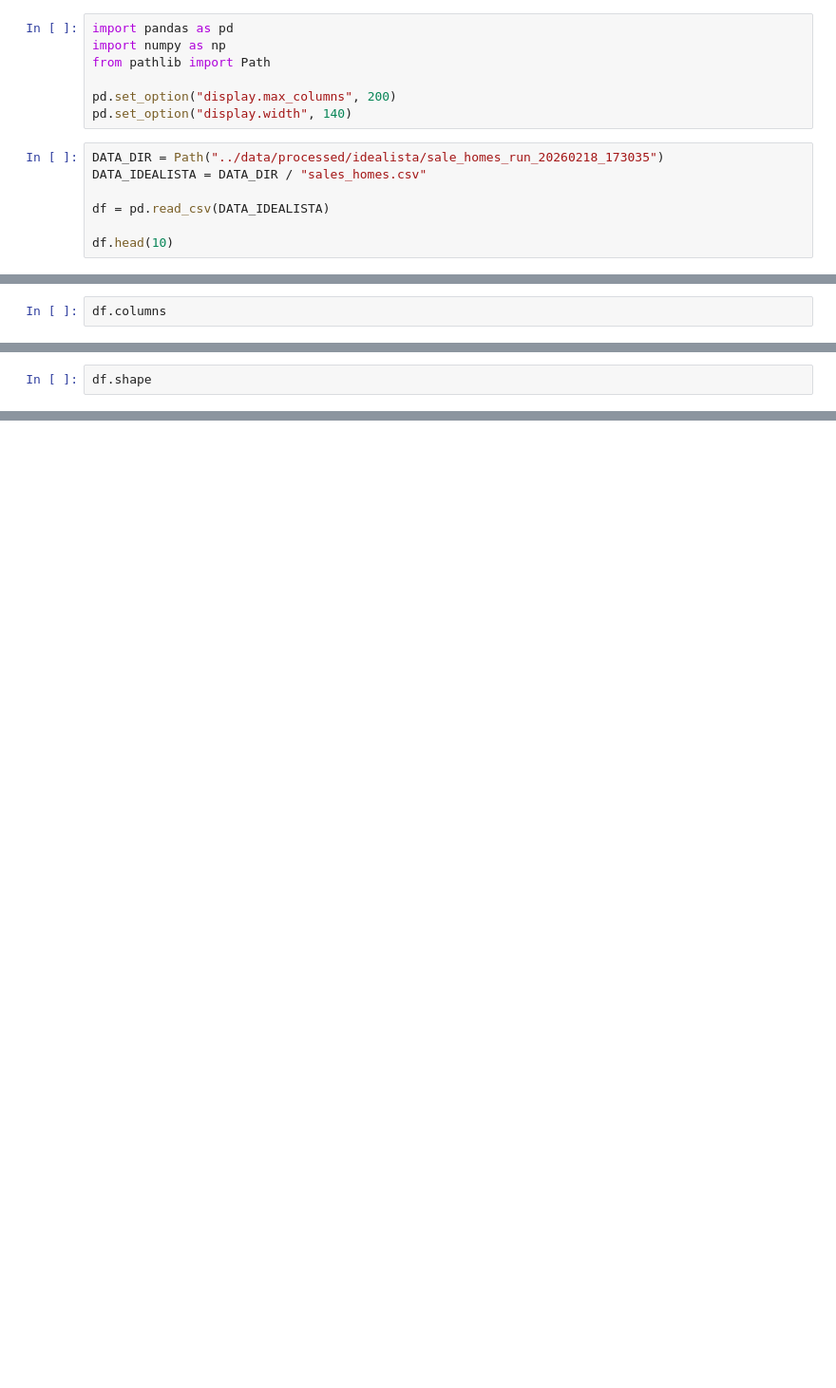
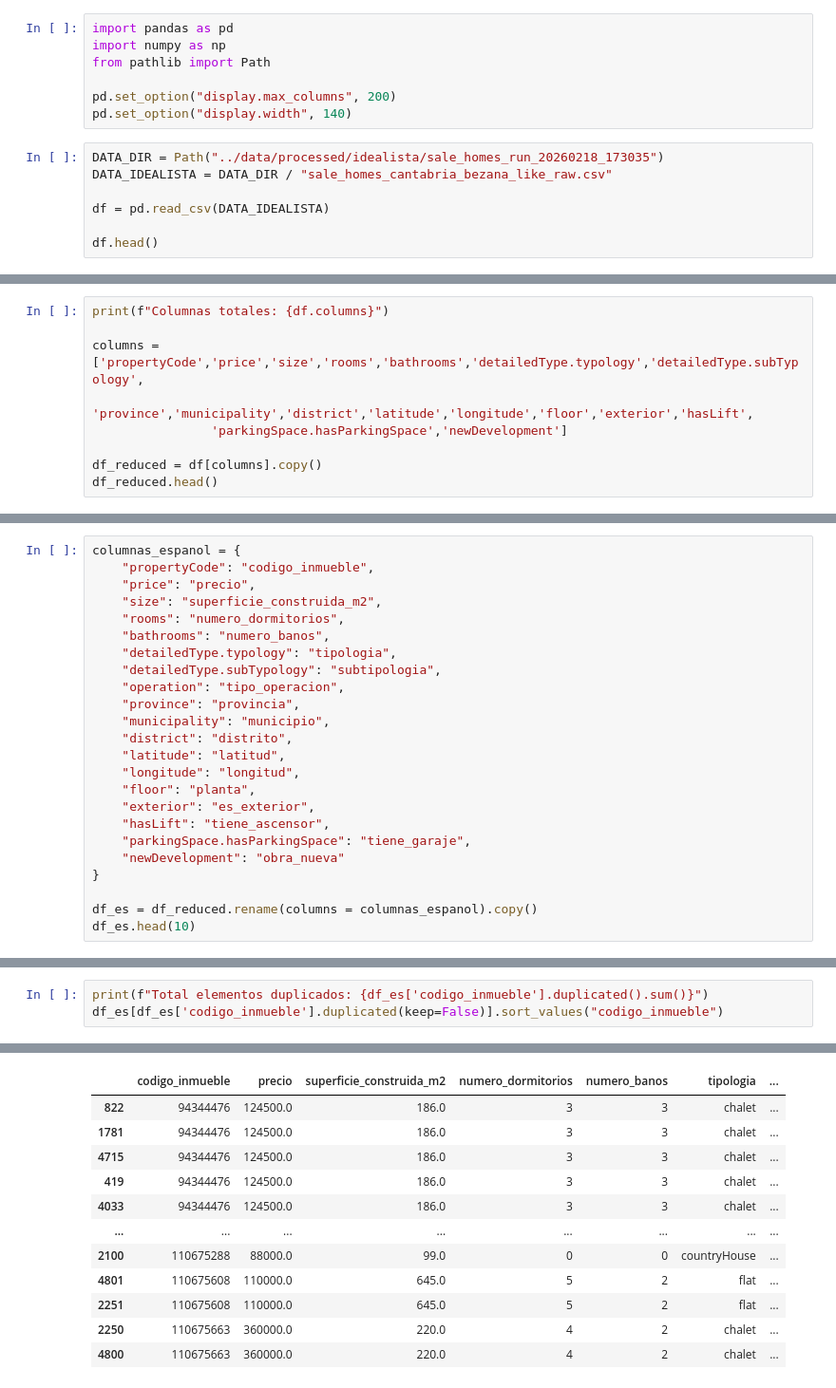
Before and after one commit to sitomachu/bezanillasl, a Jupyter notebook: notebooks/idealista_data.ipynb, the cells around one changed output, grey strips where cells are left out. Shown at 95% size. Cells and saved outputs as stored; diff of their text form; blank space fills up the shorter version.

Commit message:
Pequeño cuaderno para ver datos y mejora en los codigos para eliminar requests duplicadas

```diff
--- a/notebooks/idealista_data.ipynb
+++ b/notebooks/idealista_data.ipynb
@@ -7,11 +7,11 @@ pd.set_option("display.max_columns", 200)
 pd.set_option("display.width", 140)
 # %%
 DATA_DIR = Path("../data/processed/idealista/sale_homes_run_20260218_173035")
-DATA_IDEALISTA = DATA_DIR / "sales_homes.csv"
+DATA_IDEALISTA = DATA_DIR / "sale_homes_cantabria_bezana_like_raw.csv"
 
 df = pd.read_csv(DATA_IDEALISTA)
 
-df.head(10)
+df.head()
 # %% [output]
 |  | propertyCode | thumbnail | externalReference | numPhotos | floor | price | propertyType | operation | ... |
 | 0 | 110673583 | https://img4.idealista.com/blur/4... | 40131 | 27 | 1 | 375000.0 | flat | sale | ... |
@@ -23,3 +22,10 @@ df.head(10)
 # %%
-df.columns
+print(f"Columnas totales: {df.columns}")
+
+columns = ['propertyCode','price','size','rooms','bathrooms','detailedType.typology','detailedType.subTypology',
+                'province','municipality','district','latitude','longitude','floor','exterior','hasLift',
+                'parkingSpace.hasParkingSpace','newDevelopment']
+
+df_reduced = df[columns].copy()
+df_reduced.head()
 # %% [output]
@@ -43,3 +48,25 @@ Index(['propertyCode', 'thumbnail', 'externalReference', 'numPhotos', 'floor',
 # %%
-df.shape
+columnas_espanol = {
+    "propertyCode": "codigo_inmueble",
+    "price": "precio",
+    "size": "superficie_construida_m2",
+    "rooms": "numero_dormitorios",
+    "bathrooms": "numero_banos",
+    "detailedType.typology": "tipologia",
+    "detailedType.subTypology": "subtipologia",
+    "operation": "tipo_operacion",
+    "province": "provincia",
+    "municipality": "municipio",
+    "district": "distrito",
+    "latitude": "latitud",
+    "longitude": "longitud",
+    "floor": "planta",
+    "exterior": "es_exterior",
+    "hasLift": "tiene_ascensor",
+    "parkingSpace.hasParkingSpace": "tiene_garaje",
+    "newDevelopment": "obra_nueva"
+}
+
+df_es = df_reduced.rename(columns = columnas_espanol).copy()
+df_es.head(10)
 # %% [output]
@@ -46,0 +84,4 @@ df.shape
+# %%
+print(f"Total elementos duplicados: {df_es['codigo_inmueble'].duplicated().sum()}")
+df_es[df_es['codigo_inmueble'].duplicated(keep=False)].sort_values("codigo_inmueble")
+# %% [output]
@@ -46,0 +89,12 @@ df.shape
+|  | codigo_inmueble | precio | superficie_construida_m2 | numero_dormitorios | numero_banos | tipologia | ... |
+| 822 | 94344476 | 124500.0 | 186.0 | 3 | 3 | chalet | ... |
+| 1781 | 94344476 | 124500.0 | 186.0 | 3 | 3 | chalet | ... |
+| 4715 | 94344476 | 124500.0 | 186.0 | 3 | 3 | chalet | ... |
+| 419 | 94344476 | 124500.0 | 186.0 | 3 | 3 | chalet | ... |
+| 4033 | 94344476 | 124500.0 | 186.0 | 3 | 3 | chalet | ... |
+| ... | ... | ... | ... | ... | ... | ... | ... |
+| 2100 | 110675288 | 88000.0 | 99.0 | 0 | 0 | countryHouse | ... |
+| 4801 | 110675608 | 110000.0 | 645.0 | 5 | 2 | flat | ... |
+| 2251 | 110675608 | 110000.0 | 645.0 | 5 | 2 | flat | ... |
+| 2250 | 110675663 | 360000.0 | 220.0 | 4 | 2 | chalet | ... |
+| 4800 | 110675663 | 360000.0 | 220.0 | 4 | 2 | chalet | ... |
```
Also changed, not shown: parts of 6 cells of this notebook, 2 other files.
